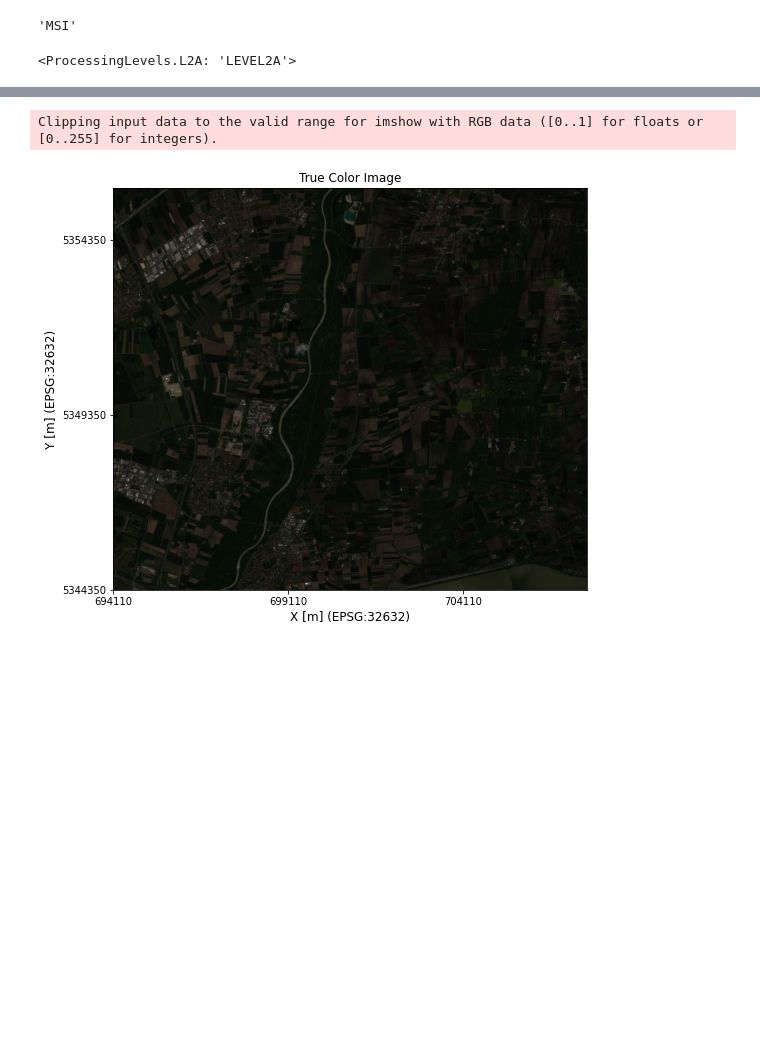
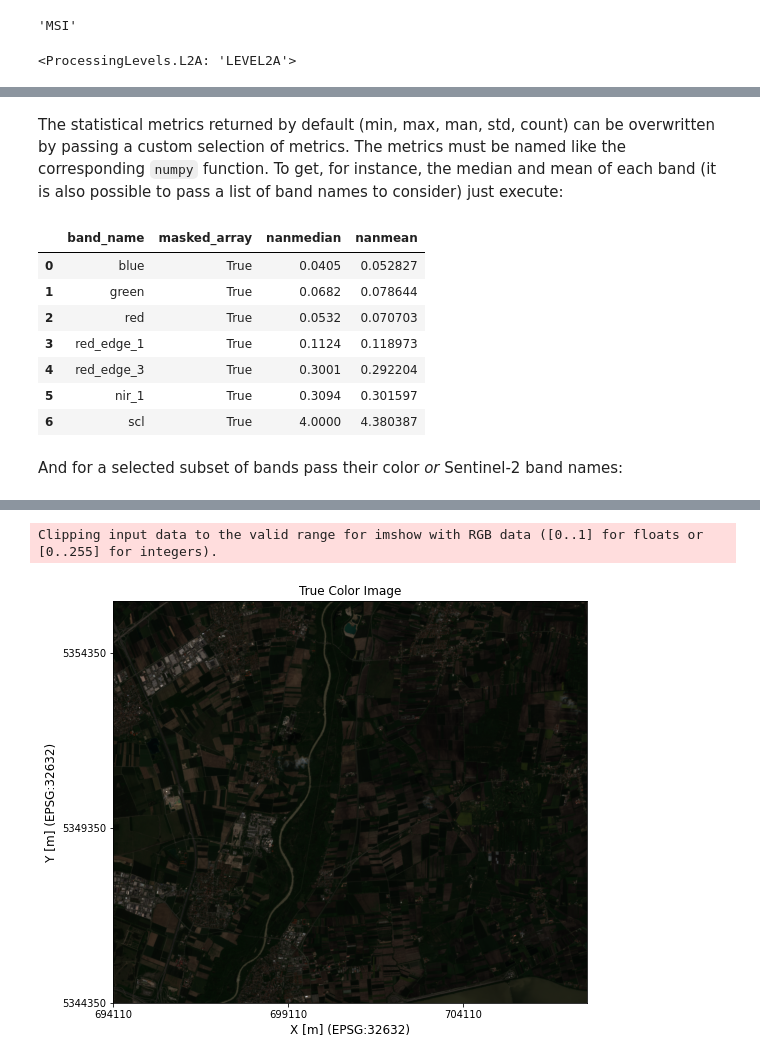
Before and after one commit to EOA-team/AgriSatPy, a Jupyter notebook: tutorial/sentinel2_data_handling.ipynb, the cells around one changed output, grey strips where cells are left out. Cells and saved outputs as stored; diff of their text form; code cells hidden in the pictures; blank space fills up the shorter version.

```diff
--- a/tutorial/sentinel2_data_handling.ipynb
+++ b/tutorial/sentinel2_data_handling.ipynb
@@ -163,0 +178,16 @@ First, there is the true color RGB (Sentinel-2 bands B04, B03, B02; i.e., red, g
+# %% [markdown]
+The statistical metrics returned by default (min, max, man, std, count) can be overwritten by passing a custom selection of metrics. The metrics must be named like the corresponding ``numpy`` function. To get, for instance, the median and mean of each band (it is also possible to pass a list of band names to consider) just execute:
+# %%
+band_stats_median = handler.get_band_summaries(operators=['nanmedian', 'nanmean'])
+band_stats_median
+# %% [output]
+|  | band_name | masked_array | nanmedian | nanmean |
+| 0 | blue | True | 0.0405 | 0.052827 |
+| 1 | green | True | 0.0682 | 0.078644 |
+| 2 | red | True | 0.0532 | 0.070703 |
+| 3 | red_edge_1 | True | 0.1124 | 0.118973 |
+| 4 | red_edge_3 | True | 0.3001 | 0.292204 |
+| 5 | nir_1 | True | 0.3094 | 0.301597 |
+| 6 | scl | True | 4.0000 | 4.380387 |
+# %% [markdown]
+And for a selected subset of bands pass their color *or* Sentinel-2 band names:
```
Also changed, not shown: parts of 8 cells of this notebook, 7 other files.
